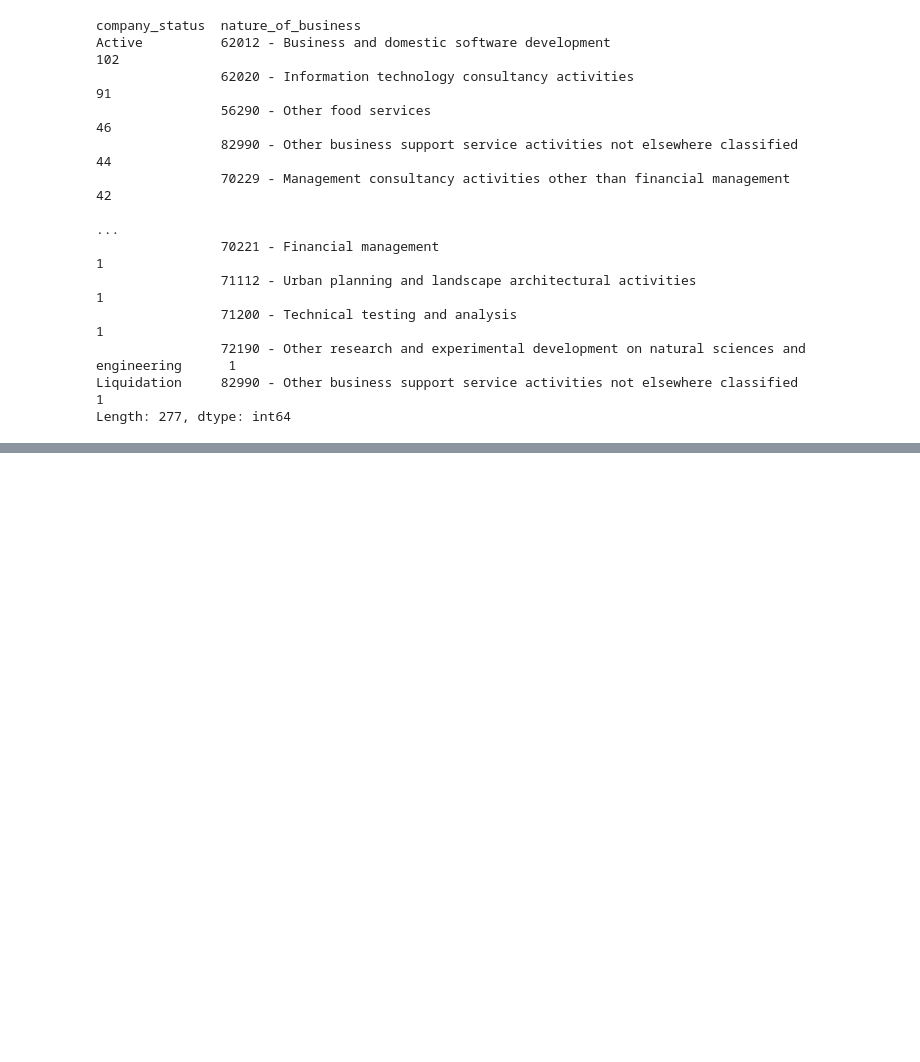
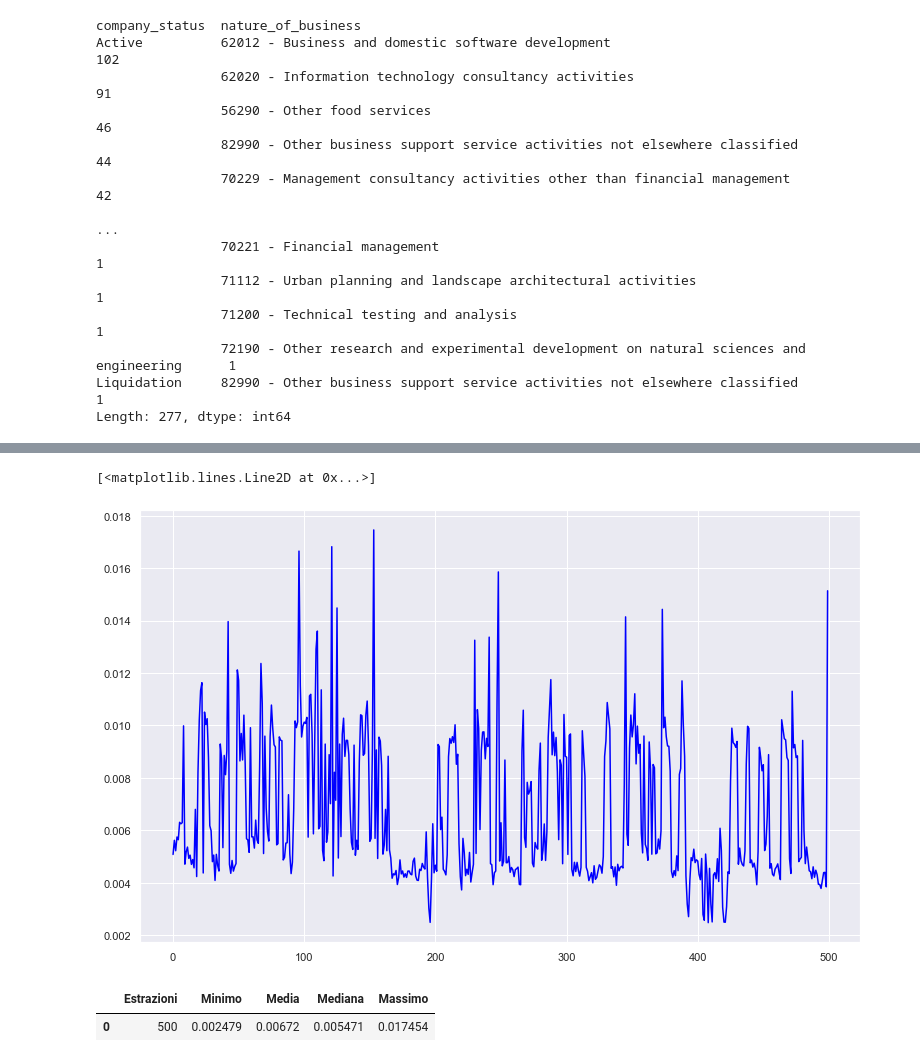
Before and after one commit to dedo99/Homework5, a Jupyter notebook: stats/govuk_stats.ipynb, the cells around one changed output, grey strips where cells are left out. Drawn from its saved outputs; the diff is of its cells as text; code cells hidden in the pictures; blank space fills up the shorter version.

```diff
--- a/stats/govuk_stats.ipynb
+++ b/stats/govuk_stats.ipynb
@@ -206,0 +245,15 @@ Length: 277, dtype: int64
+# %%
+fig=plt.figure(figsize=(10,6))
+ax1 = fig.add_axes([0, 0, 1, 1])
+ax1.plot(df_time.head(500).index, df_time.head(500)['time'], color='blue')
+# %% [output]
+[<matplotlib.lines.Line2D at 0x...>]
+[figure, added]
+# %%
+times = [[500, df_time.head(500)['time'].min(), df_time.head(500)['time'].mean(), df_time.head(500)['time'].median(),
+          df_time.head(500)['time'].max()]]
+df_table = pd.DataFrame(times, columns=['Estrazioni', 'Minimo', 'Media', 'Mediana', 'Massimo'])
+df_table
+# %% [output]
+|  | Estrazioni | Minimo | Media | Mediana | Massimo |
+| 0 | 500 | 0.002479 | 0.00672 | 0.005471 | 0.017454 |
```
Also changed, not shown: parts of 8 cells of this notebook, 1 other file.
